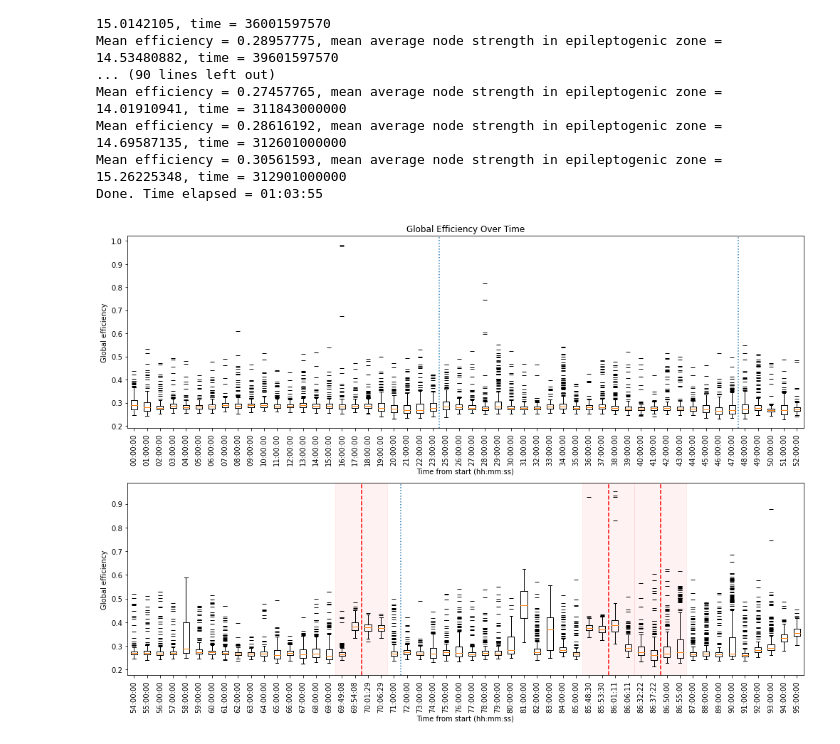
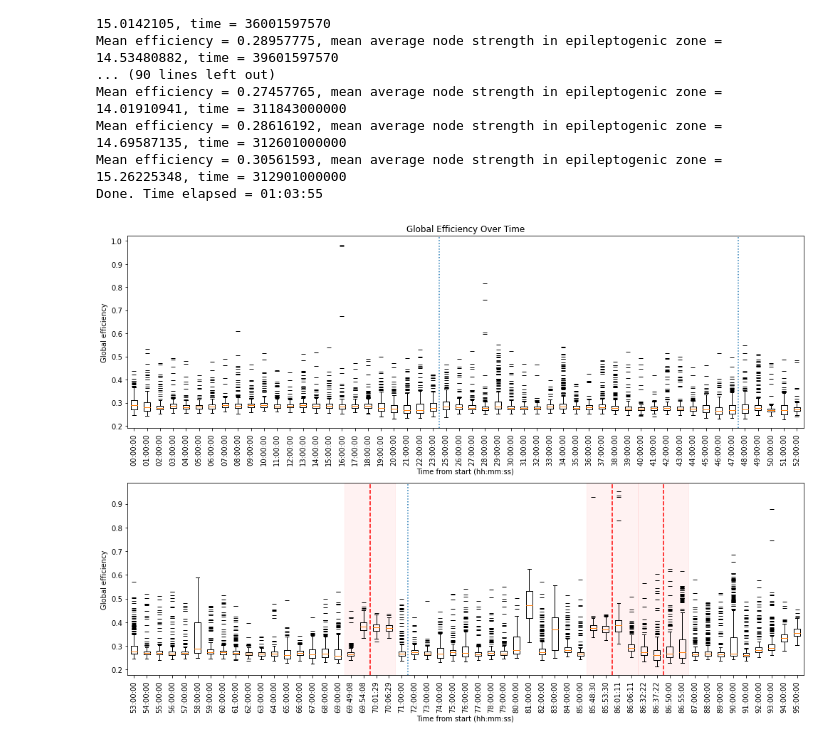
Before and after one commit to ianzyong/network-states, a Jupyter notebook: notebooks/HUP116_analysis.ipynb, the cells around one changed output. Drawn from its saved outputs; the diff is of its cells as text; code cells hidden in the pictures.

Commit message:
fixed plots

```diff
--- a/notebooks/HUP116_analysis.ipynb
+++ b/notebooks/HUP116_analysis.ipynb
@@ -120,43 +120,43 @@ Done. Time elapsed = 01:03:55
 efficiency = np.load("HUP116_efficiency.npy",allow_pickle=True)
 avg_node_strength = np.load("HUP116_avg_node_strength.npy",allow_pickle=True)
 
 # sort data by start time
 efficiency = [x for _,x in sorted(zip(start_times,efficiency))]
 avg_node_strength = [x for _,x in sorted(zip(start_times,avg_node_strength))]
 
 outlier_marker = dict(markerfacecolor='k', marker='_')
 
 # boxplots for global efficiency
 
 fig, axs = plt.subplots(2, 1)
 fig.set_size_inches(14, 10)
 
 axs[0].boxplot(efficiency[0:len(efficiency)//2], flierprops=outlier_marker)
 axs[0].set_xticklabels(formatted_time_in_order[0:len(efficiency)//2],rotation=90)
 axs[0].set_title("Global Efficiency Over Time")
 axs[0].set_xlabel("Time from start (hh:mm:ss)")
 axs[0].set_ylabel("Global efficiency")
 
 axs[0].axvline(x=24.5,ls=':')
 axs[0].axvline(x=47.5,ls=':')
 
-axs[1].boxplot(efficiency[1+len(efficiency)//2:len(efficiency)], flierprops=outlier_marker)
-axs[1].set_xticklabels(formatted_time_in_order[1+len(efficiency)//2:len(efficiency)],rotation=90)
+axs[1].boxplot(efficiency[len(efficiency)//2:len(efficiency)], flierprops=outlier_marker)
+axs[1].set_xticklabels(formatted_time_in_order[len(efficiency)//2:len(efficiency)],rotation=90)
 axs[1].set_xlabel("Time from start (hh:mm:ss)")
 axs[1].set_ylabel("Global efficiency")
 
-axs[1].axvline(x=21.5,ls=':')
-axs[1].axvspan(16.5, 20.5, alpha=0.05, color='red')
-axs[1].axvline(x=18.5,ls='--', color='red')
-axs[1].axvspan(35.5, 39.5, alpha=0.05, color='red')
-axs[1].axvline(x=37.5,ls='--', color='red')
-axs[1].axvspan(39.5, 43.5, alpha=0.05, color='red')
-axs[1].axvline(x=41.5,ls='--', color='red')
+axs[1].axvline(x=22.5,ls=':')
+axs[1].axvspan(17.5, 21.5, alpha=0.05, color='red')
+axs[1].axvline(x=19.5,ls='--', color='red')
+axs[1].axvspan(36.5, 40.5, alpha=0.05, color='red')
+axs[1].axvline(x=38.5,ls='--', color='red')
+axs[1].axvspan(40.5, 44.5, alpha=0.05, color='red')
+axs[1].axvline(x=42.5,ls='--', color='red')
 
 plt.tight_layout()
 plt.show()
 # %% [output]
-[figure, old version]
+[figure, new version]
 # %%
 # boxplots for average node strength in the epileptogenic zone
 
```
Also changed, not shown: parts of 1 cell of this notebook.
